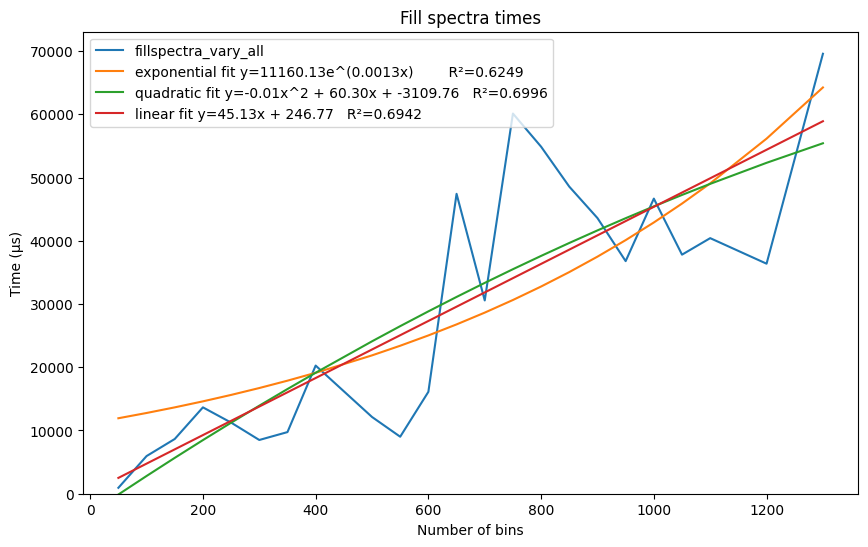
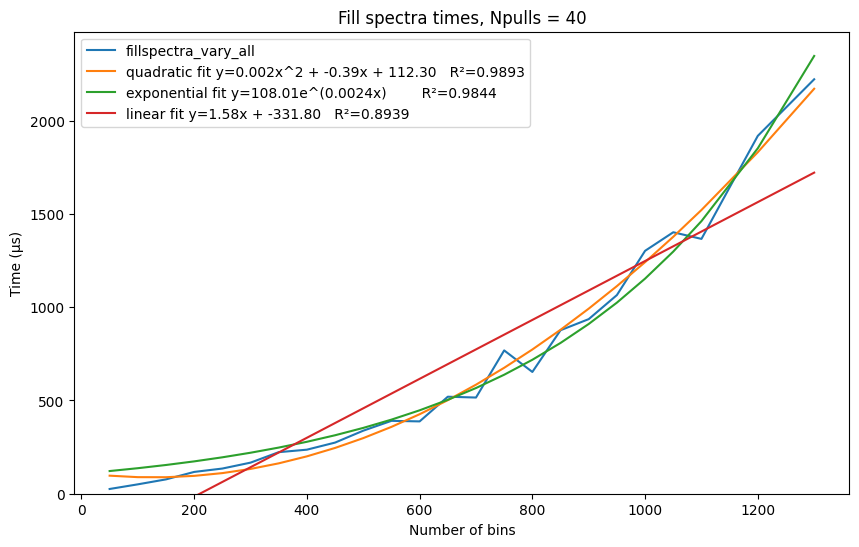
The change to this notebook cell's code, shown as a diff; its figure went from the first image to the second:
--- before
+++ after
@@ -1,14 +1,15 @@
 plt.figure(figsize=(10, 6))
 plt.plot(fs_all_x0, fs_all_y0, label='fillspectra_vary_all')
+plt.plot(fs_all_x0, quadratic_func(fs_all_x0, *params_quad), label='quadratic fit y=%.3fx^2 + %.2fx + %.2f   R²=%.4f' % (*tuple(params_quad), quad_r_squared))
 plt.plot(fs_all_x0, exponential_func(fs_all_x0, *params_exp), label='exponential fit y=%.2fe^(%.4fx)        R²=%.4f' % (*tuple(params_exp), exp_r_squared))
-plt.plot(fs_all_x0, quadratic_func(fs_all_x0, *params_quad), label='quadratic fit y=%.2fx^2 + %.2fx + %.2f   R²=%.4f' % (*tuple(params_quad), quad_r_squared))
 plt.plot(fs_all_x0, linear_func(fs_all_x0, *params_lin), label='linear fit y=%.2fx + %.2f   R²=%.4f' % (*tuple(params_lin), lin_r_squared))
 plt.legend()
 if PARAM_PULL:
     plt.xlabel('Number of bins')
+    plt.title('Fill spectra times, Npulls = ' + str(CONST))
 else:
     plt.xlabel('Number of pulls')
+    plt.title('Fill spectra times, Nbins = ' + str(CONST))
 plt.ylabel('Time (μs)')
-plt.title('Fill spectra times')
 plt.ylim(0,)
 plt.show()

Commit: Rerun with better server usage